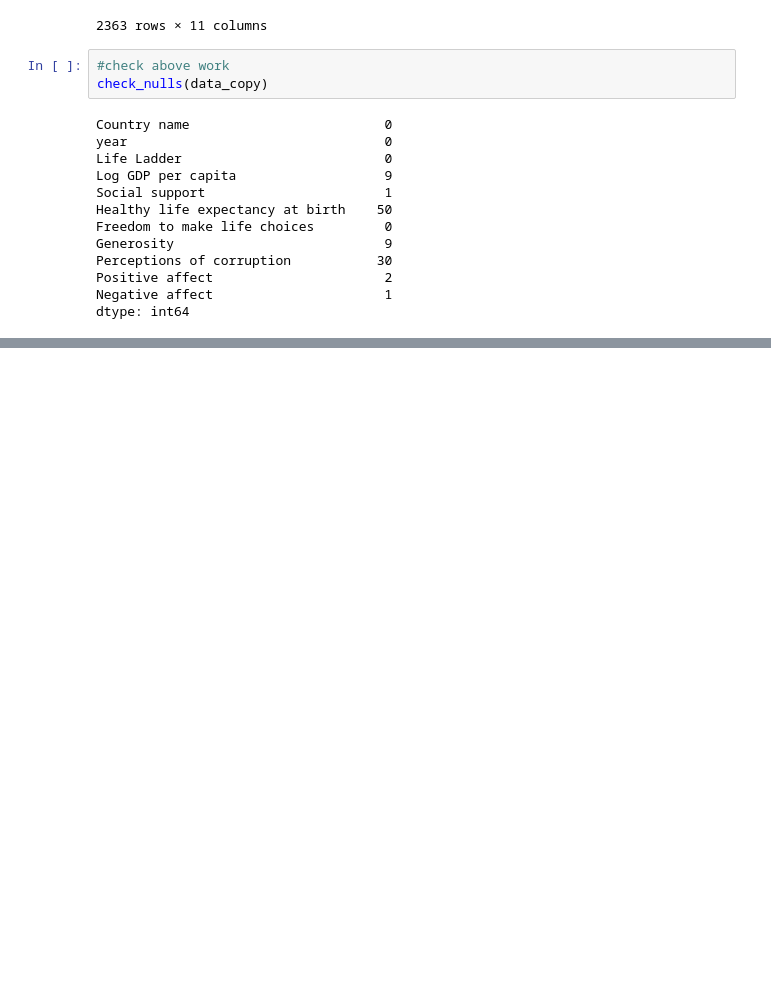
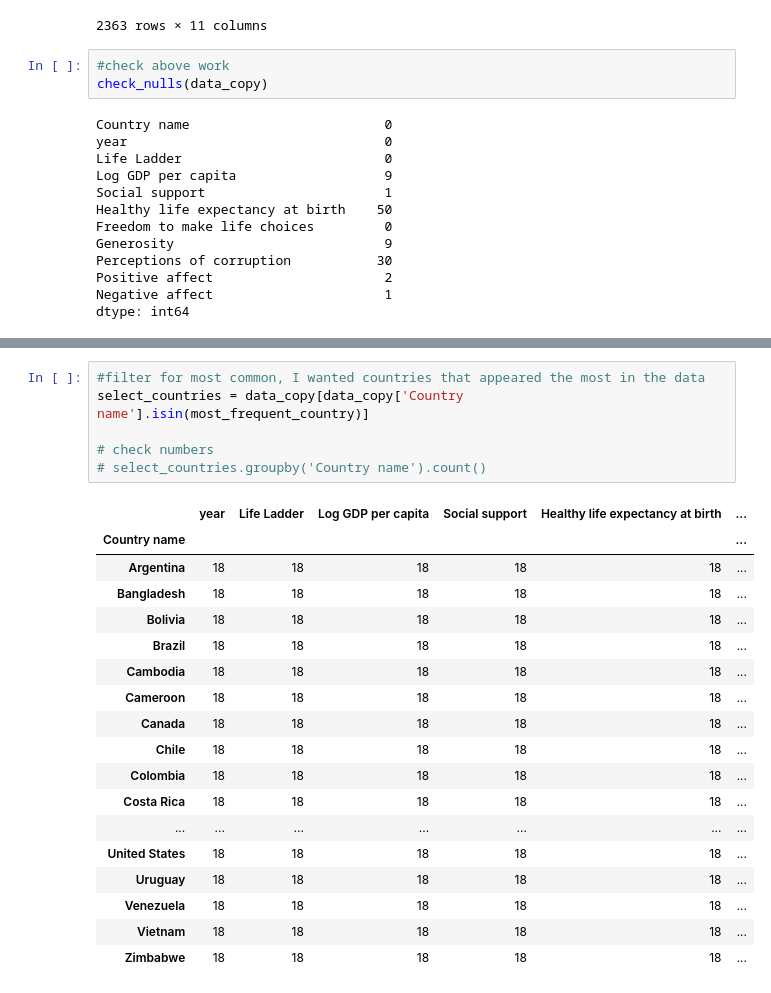
Before and after one commit to SBangarh/Happiness-Analysis, a Jupyter notebook: notebook.ipynb, the cells around one changed output, grey strips where cells are left out. Saved outputs shown, nothing was run; the diff lists cells and outputs as text; blank space fills up the shorter version.

```diff
--- a/notebook.ipynb
+++ b/notebook.ipynb
@@ -397,0 +421,25 @@ Way less nulls and these can probably be removed
+# %%
+#filter for most common, I wanted countries that appeared the most in the data
+select_countries = data_copy[data_copy['Country name'].isin(most_frequent_country)]
+
+# check numbers
+# select_countries.groupby('Country name').count()
+# %% [output]
+|  | year | Life Ladder | Log GDP per capita | Social support | Healthy life expectancy at birth | ... |
+| Country name |  |  |  |  |  | ... |
+| Argentina | 18 | 18 | 18 | 18 | 18 | ... |
+| Bangladesh | 18 | 18 | 18 | 18 | 18 | ... |
+| Bolivia | 18 | 18 | 18 | 18 | 18 | ... |
+| Brazil | 18 | 18 | 18 | 18 | 18 | ... |
+| Cambodia | 18 | 18 | 18 | 18 | 18 | ... |
+| Cameroon | 18 | 18 | 18 | 18 | 18 | ... |
+| Canada | 18 | 18 | 18 | 18 | 18 | ... |
+| Chile | 18 | 18 | 18 | 18 | 18 | ... |
+| Colombia | 18 | 18 | 18 | 18 | 18 | ... |
+| Costa Rica | 18 | 18 | 18 | 18 | 18 | ... |
+| ... | ... | ... | ... | ... | ... | ... |
+| United States | 18 | 18 | 18 | 18 | 18 | ... |
+| Uruguay | 18 | 18 | 18 | 18 | 18 | ... |
+| Venezuela | 18 | 18 | 18 | 18 | 18 | ... |
+| Vietnam | 18 | 18 | 18 | 18 | 18 | ... |
+| Zimbabwe | 18 | 18 | 18 | 18 | 18 | ... |
```
Also changed, not shown: parts of 17 cells of this notebook.
